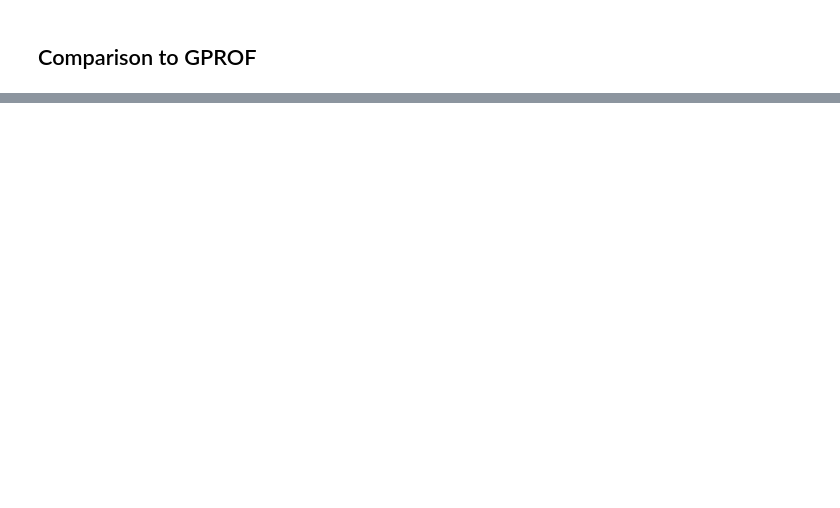
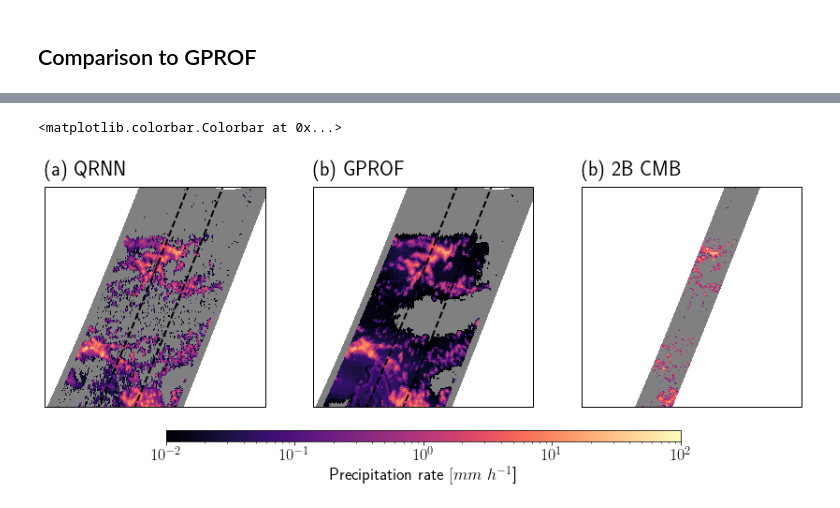
Before and after one commit to SEE-GEO/regn, a Jupyter notebook: notebooks/gprof/gmi_retrieval_example.ipynb, the cells around one changed output, grey strips where cells are left out. Cells and saved outputs as stored; diff of their text form; code cells hidden in the pictures; blank space fills up the shorter version.

```diff
--- a/notebooks/gprof/gmi_retrieval_example.ipynb
+++ b/notebooks/gprof/gmi_retrieval_example.ipynb
@@ -283,0 +202,5 @@ input_data.normalizer.means
+# %%
+precip_qrnn = results["surface_precip"]
+lats_qrnn = input_data.data["latitude"]
+lons_qrnn = input_data.data["longitude"]
+precip_qrnn.data[mask] = np.nan
@@ -283,0 +261,52 @@ input_data.normalizer.means
+# %%
+mask = (lats_gprof > lat_min) * (lats_gprof <= lat_max) * (lons_gprof > lon_min) * (lons_gprof <= lon_max)
+i_start, i_end = np.where(np.any(mask, axis=1))[0][[0, -1]]
+# %%
+mask = (lats_cmb > lat_min) * (lats_cmb <= lat_max) * (lons_cmb > lon_min) * (lons_cmb <= lon_max)
+i_start_cmb, i_end_cmb = np.where(np.any(mask, axis=1))[0][[0, -1]]
+# %%
+from matplotlib.gridspec import GridSpec
+from matplotlib.cm import get_cmap
+from copy import copy
+plt.figure(figsize=(15,5))
+gs = GridSpec(2, 6, height_ratios=[1.0, 0.05])
+norm = LogNorm(1e-2, 1e2)
+
+cmap = copy(get_cmap())
+cmap.set_under("grey")
+cmap.set_bad("grey")
+
+ax = plt.subplot(gs[0, 0:2], projection=ccrs.PlateCarree())
+
+x = lons_qrnn[i_start:i_end, :]
+y = lats_qrnn[i_start:i_end, :]
+z = precip_qrnn[i_start:i_end, :]
+ax.pcolormesh(x, y, z, norm=norm, cmap=cmap)
+ax.plot(lons_cmb[:, [0, -1]], lats_cmb[:, [0, -1]], c="k", ls="--")
+ax.set_extent([lon_min, lon_max, lat_min, lat_max])
+ax.set_title("(a) QRNN", loc="left")
+
+ax = plt.subplot(gs[0, 2:4], projection=ccrs.PlateCarree())
+
+x = lons_gprof[i_start:i_end, :]
+y = lats_gprof[i_start:i_end, :]
+z = precip_gprof[i_start:i_end, :]
+ax.pcolormesh(x, y, z, norm=norm, cmap=cmap)
+ax.set_extent([lon_min, lon_max, lat_min, lat_max])
+ax.plot(lons_cmb[:, [0, -1]], lats_cmb[:, [0, -1]], c="k", ls="--")
+ax.set_title("(b) GPROF", loc="left")
+
+ax = plt.subplot(gs[0, 4:6], projection=ccrs.PlateCarree())
+
+x = lons_cmb[i_start_cmb:i_end_cmb, :]
+y = lats_cmb[i_start_cmb:i_end_cmb, :]
+z = precip_cmb[i_start_cmb:i_end_cmb, :]
+m = ax.pcolormesh(x, y, z, norm=norm, cmap=cmap)
+ax.set_extent([lon_min, lon_max, lat_min, lat_max])
+ax.set_title("(b) 2B CMB", loc="left")
+
+ax = plt.subplot(gs[1, 1:5])
+plt.colorbar(m, cax=ax, orientation="horizontal", label="Precipitation rate $[mm\ h^{-1}$]")
+# %% [output]
+<matplotlib.colorbar.Colorbar at 0x...>
+[figure, added]
```
Also changed, not shown: parts of 53 cells of this notebook, 8 other files.
